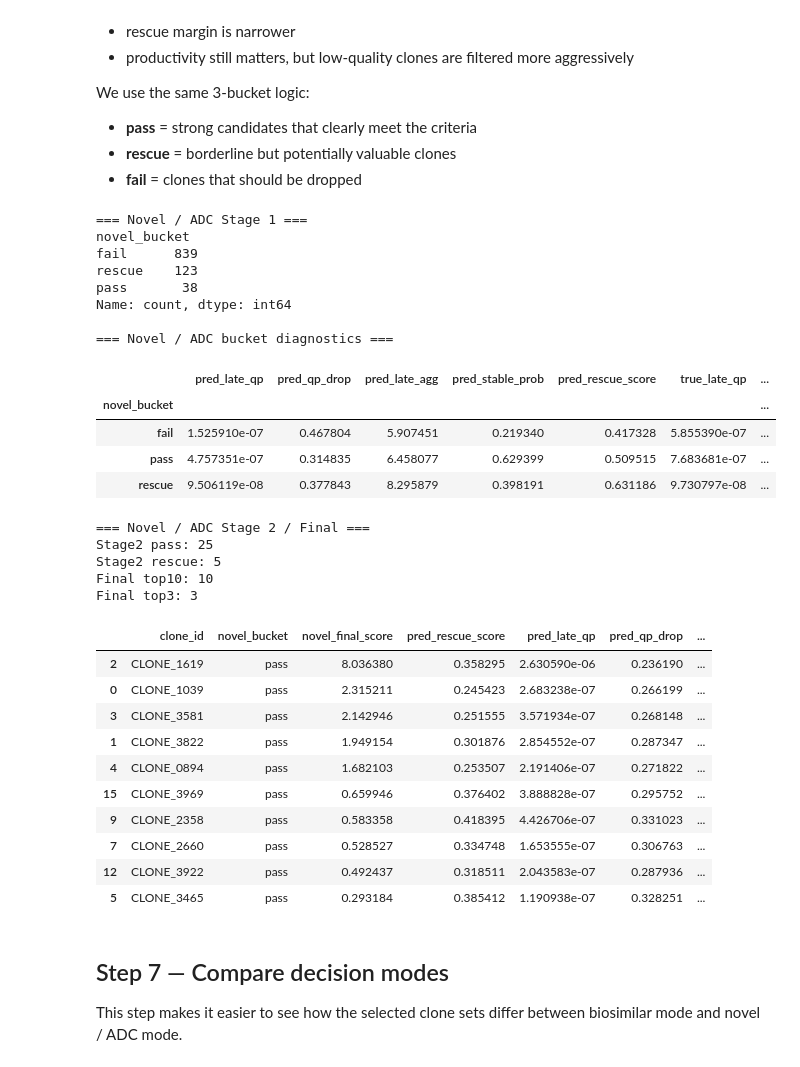
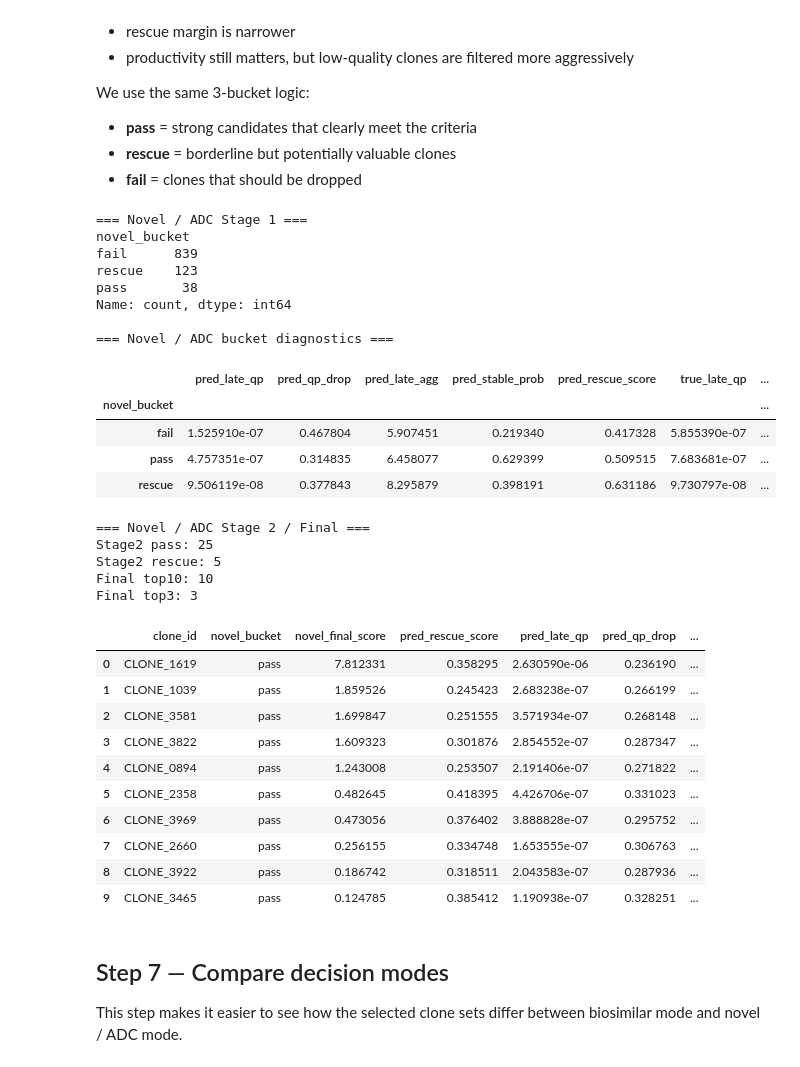
Before and after one commit to Sanghee-L/CLD_ML_PIPELINE, a Jupyter notebook: notebooks/04_Decision_Engine_and_Validation_for_Predicted_Late-stage.ipynb, the cells around one changed output. Cells and saved outputs as stored; diff of their text form; code cells hidden in the pictures.

```diff
--- a/notebooks/04_Decision_Engine_and_Validation_for_Predicted_Late-stage.ipynb
+++ b/notebooks/04_Decision_Engine_and_Validation_for_Predicted_Late-stage.ipynb
@@ -423,11 +495,19 @@ novel_stage2["novel_final_score"] = (
     z(novel_stage2["pred_late_qp"])
     - 0.6 * z(novel_stage2["pred_qp_drop"])
     - 1.0 * z(novel_stage2["pred_late_agg"])
-    + 0.2 * z(novel_stage2["pred_rescue_score"])
+    + 0.5 * z(novel_stage2["pred_rescue_score"])
 )
 
-novel_top10 = novel_stage2.sort_values("novel_final_score", ascending=False).head(TOP_N).copy()
-novel_top3 = novel_top10.head(TOP_STAGE2).copy()
+NOVEL_MIN_RESCUE_TOP10 = 0
+
+novel_top10, novel_top3 = apply_rescue_guardrail(
+    stage2_df=novel_stage2,
+    bucket_col="novel_bucket",
+    score_col="novel_final_score",
+    top_n=TOP_N,
+    top_stage2=TOP_STAGE2,
+    min_rescue_top10=NOVEL_MIN_RESCUE_TOP10,
+)
 
 print("\n=== Novel / ADC Stage 2 / Final ===")
 print("Stage2 pass:", len(novel_stage2_pass))
@@ -442,43 +522,43 @@ display(novel_top10[[
     "pred_rescue_score",
     "pred_late_qp",
     "pred_qp_drop",
     "pred_late_agg",
     "pred_stable_prob",
     "true_late_qp",
     "true_qp_drop",
     "true_late_agg",
     "true_stable_label",
 ] + [c for c in ["pred_super_prob", "pred_aggr_prob"] if c in novel_top10.columns]])
 # %% [output]
 === Novel / ADC Stage 1 ===
 novel_bucket
 fail      839
 rescue    123
 pass       38
 Name: count, dtype: int64
 
 === Novel / ADC bucket diagnostics ===
 |  | pred_late_qp | pred_qp_drop | pred_late_agg | pred_stable_prob | pred_rescue_score | true_late_qp | ... |
 | novel_bucket |  |  |  |  |  |  | ... |
 | fail | 1.525910e-07 | 0.467804 | 5.907451 | 0.219340 | 0.417328 | 5.855390e-07 | ... |
 | pass | 4.757351e-07 | 0.314835 | 6.458077 | 0.629399 | 0.509515 | 7.683681e-07 | ... |
 | rescue | 9.506119e-08 | 0.377843 | 8.295879 | 0.398191 | 0.631186 | 9.730797e-08 | ... |
 === Novel / ADC Stage 2 / Final ===
 Stage2 pass: 25
 Stage2 rescue: 5
 Final top10: 10
 Final top3: 3
 |  | clone_id | novel_bucket | novel_final_score | pred_rescue_score | pred_late_qp | pred_qp_drop | ... |
-| 2 | CLONE_1619 | pass | 8.036380 | 0.358295 | 2.630590e-06 | 0.236190 | ... |
-| 0 | CLONE_1039 | pass | 2.315211 | 0.245423 | 2.683238e-07 | 0.266199 | ... |
-| 3 | CLONE_3581 | pass | 2.142946 | 0.251555 | 3.571934e-07 | 0.268148 | ... |
-| 1 | CLONE_3822 | pass | 1.949154 | 0.301876 | 2.854552e-07 | 0.287347 | ... |
-| 4 | CLONE_0894 | pass | 1.682103 | 0.253507 | 2.191406e-07 | 0.271822 | ... |
-| 15 | CLONE_3969 | pass | 0.659946 | 0.376402 | 3.888828e-07 | 0.295752 | ... |
-| 9 | CLONE_2358 | pass | 0.583358 | 0.418395 | 4.426706e-07 | 0.331023 | ... |
-| 7 | CLONE_2660 | pass | 0.528527 | 0.334748 | 1.653555e-07 | 0.306763 | ... |
-| 12 | CLONE_3922 | pass | 0.492437 | 0.318511 | 2.043583e-07 | 0.287936 | ... |
-| 5 | CLONE_3465 | pass | 0.293184 | 0.385412 | 1.190938e-07 | 0.328251 | ... |
+| 0 | CLONE_1619 | pass | 7.812331 | 0.358295 | 2.630590e-06 | 0.236190 | ... |
+| 1 | CLONE_1039 | pass | 1.859526 | 0.245423 | 2.683238e-07 | 0.266199 | ... |
+| 2 | CLONE_3581 | pass | 1.699847 | 0.251555 | 3.571934e-07 | 0.268148 | ... |
+| 3 | CLONE_3822 | pass | 1.609323 | 0.301876 | 2.854552e-07 | 0.287347 | ... |
+| 4 | CLONE_0894 | pass | 1.243008 | 0.253507 | 2.191406e-07 | 0.271822 | ... |
+| 5 | CLONE_2358 | pass | 0.482645 | 0.418395 | 4.426706e-07 | 0.331023 | ... |
+| 6 | CLONE_3969 | pass | 0.473056 | 0.376402 | 3.888828e-07 | 0.295752 | ... |
+| 7 | CLONE_2660 | pass | 0.256155 | 0.334748 | 1.653555e-07 | 0.306763 | ... |
+| 8 | CLONE_3922 | pass | 0.186742 | 0.318511 | 2.043583e-07 | 0.287936 | ... |
+| 9 | CLONE_3465 | pass | 0.124785 | 0.385412 | 1.190938e-07 | 0.328251 | ... |
 # %% [markdown]
 ## Step 7 — Compare decision modes
 
```
Also changed, not shown: parts of 6 cells of this notebook.
